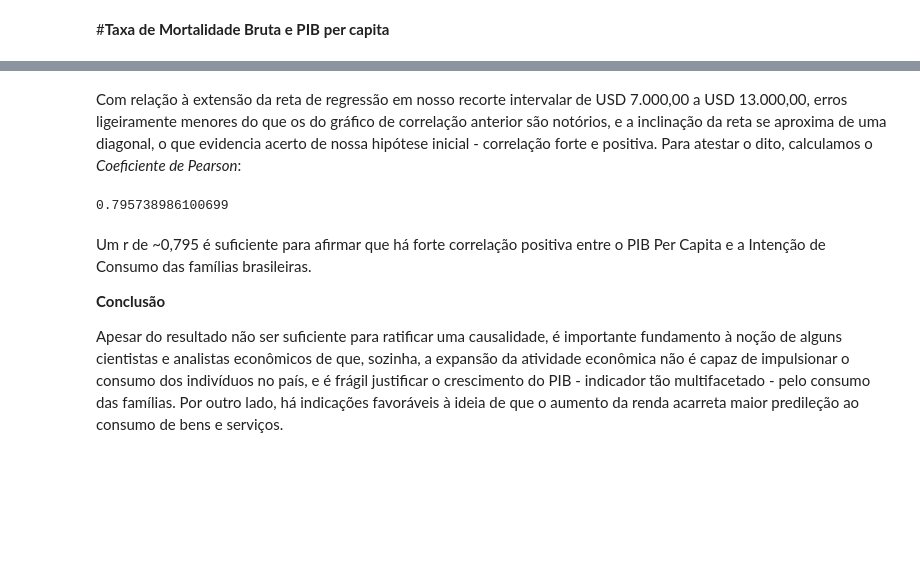
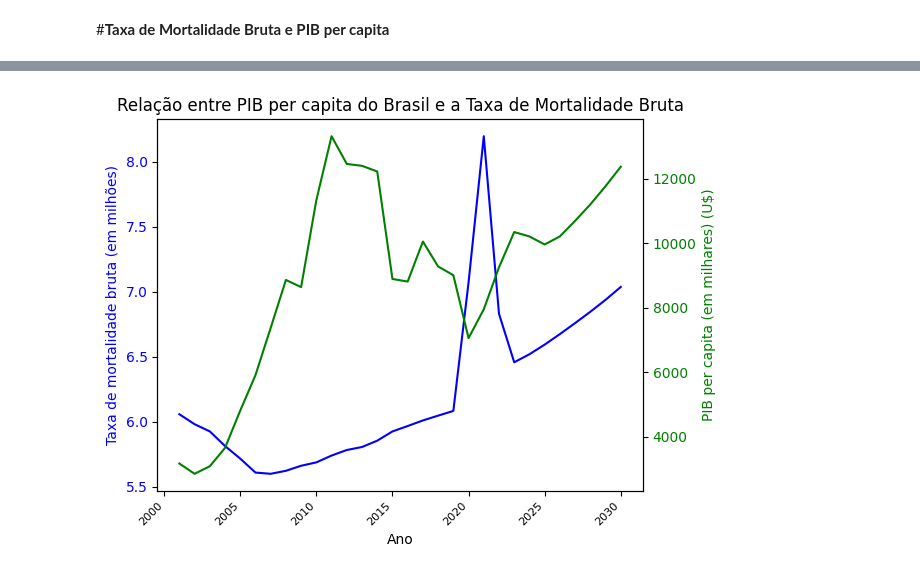
Before and after one commit to gabyxsantos/Economia, a Jupyter notebook: atualizandodf.ipynb, the cells around one changed output, grey strips where cells are left out. Saved outputs shown, nothing was run; the diff lists cells and outputs as text; code cells hidden in the pictures; blank space fills up the shorter version.

```diff
--- a/atualizandodf.ipynb
+++ b/atualizandodf.ipynb
@@ -1017,13 +963,2 @@ plotar_erro(PC_Consumo,'PIB Per Capita (U$)','Intenção de consumo')
-# %% [markdown]
-Com relação à extensão da reta de regressão em nosso recorte intervalar de USD 7.000,00 a USD 13.000,00, erros ligeiramente menores do que os do gráfico de correlação anterior são notórios, e a inclinação da reta se aproxima de uma diagonal, o que evidencia acerto de nossa hipótese inicial - correlação forte e positiva. Para atestar o dito, calculamos o *Coeficiente de Pearson*:
-# %%
-coef_r=float(calcular_r(PC_Consumo,'PIB Per Capita (U$)','Intenção de consumo'))
-coef_r
-# %% [output]
-0.795738986100699
-# %% [markdown]
-Um r de ~0,795 é suficiente para afirmar que há forte correlação positiva entre o PIB Per Capita e a Intenção de Consumo das famílias brasileiras.
-
-**Conclusão**
-
-Apesar do resultado não ser suficiente para ratificar uma causalidade, é importante fundamento à noção de alguns cientistas e analistas econômicos de que, sozinha, a expansão da atividade econômica não é capaz de impulsionar o consumo dos indivíduos no país, e é frágil justificar o crescimento do PIB - indicador tão multifacetado - pelo consumo das famílias. Por outro lado, há indicações favoráveis à ideia de que o aumento da renda acarreta maior predileção ao consumo de bens e serviços.
+# %%
+mortalidade_filtrado = mortalidade.loc[(mortalidade.index >= 2001) & (mortalidade.index <= 2030)]
@@ -1029,0 +968,29 @@ Apesar do resultado não ser suficiente para ratificar uma causalidade, é impor
+# %%
+#Criando um gráfico de linha que mostra a variação do PIB e da taxa de mortalidade bruta no Brasil
+fig, ax1 = plt.subplots()
+
+# Plotar a taxa de mortalidade no eixo Y primário (à esquerda)
+ax1.plot(mortalidade_filtrado.index, mortalidade_filtrado.values, color='blue', label='Esperança de vida')
+ax1.set_ylabel('Taxa de mortalidade bruta (em milhões)', color='blue')
+ax1.tick_params(axis='y', labelcolor='blue')
+
+# Criar o eixo Y secundário (à direita)
+ax2 = ax1.twinx()
+ax2.plot(PIB_filtrado.index, PIB_filtrado.values, color='green', label='PIB')
+ax2.set_ylabel('PIB per capita (em milhares) (U$)', color='green')
+ax2.tick_params(axis='y', labelcolor='green')
+
+# Título e eixo X
+plt.title('Relação entre PIB per capita do Brasil e a Taxa de Mortalidade Bruta')
+ax1.set_xlabel('Ano')
+
+# Ajustar diretamente os ticks do eixo X
+for label in ax1.get_xticklabels():
+    label.set_fontsize(8)      # Tamanho da fonte menor
+    label.set_rotation(45)     # Gira os anos
+    label.set_ha('right')      # Alinha à direita
+
+plt.tight_layout()
+plt.show()
+# %% [output]
+[figure, added]
```
Also changed, not shown: parts of 114 cells of this notebook.
